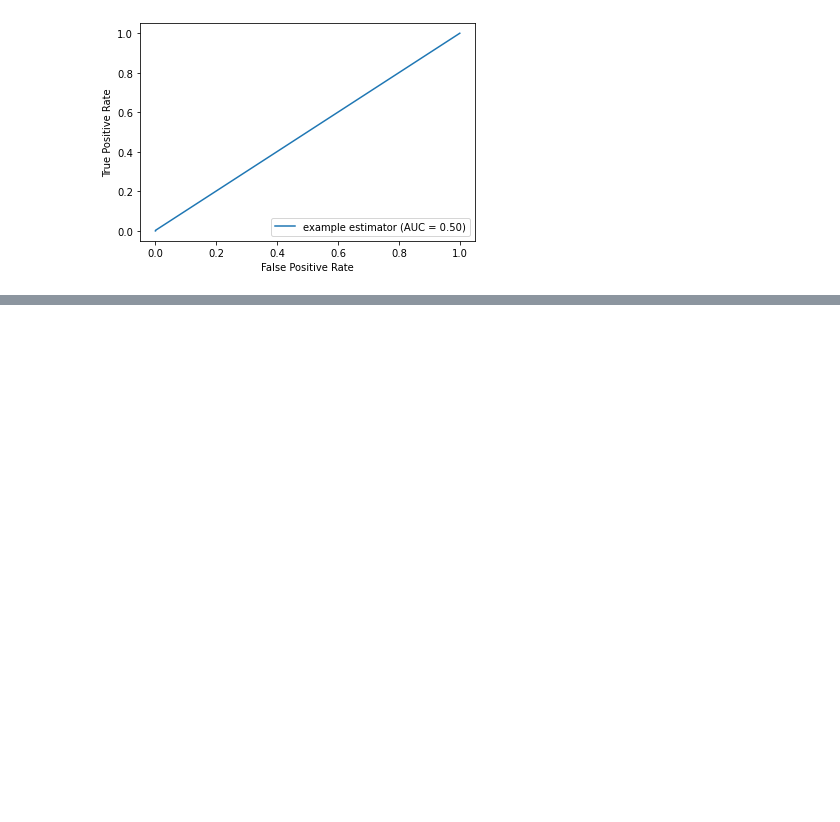
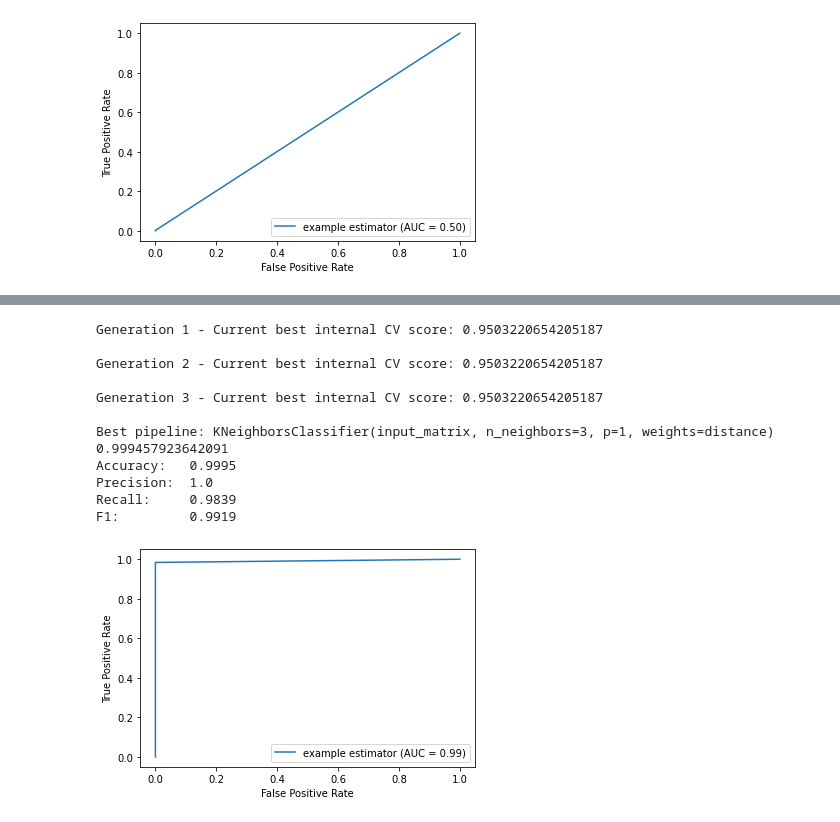
Before and after one commit to oStritze/similarity-modeling, a Jupyter notebook: src/evaluation.ipynb, the cells around one changed output, grey strips where cells are left out. Cells and saved outputs as stored; diff of their text form; code cells hidden in the pictures; blank space fills up the shorter version.

```diff
--- a/src/evaluation.ipynb
+++ b/src/evaluation.ipynb
@@ -255,0 +335,9 @@ F1:         0.0052
+# %%
+from sklearn.preprocessing import StandardScaler
+scaler = StandardScaler().fit(x_train)
+x_train_scaled = scaler.transform(x_train)
+
+from sklearn.decomposition import PCA
+pca = PCA(n_components = "mle", svd_solver ="full") # pick n_components by MLE algorithm
+pca.fit(x_train_scaled)
+x_train_decomp = pca.transform(x_train_scaled)
@@ -255,0 +357,38 @@ F1:         0.0052
+# %%
+pipe = tpot.TPOTClassifier(
+    generations=3,
+    population_size=15,
+    offspring_size=3,
+    cv=3,
+    scoring="f1_weighted",
+    random_state=42,
+    verbosity=2
+)
+pipe.fit(x_train_decomp, y_train)
+y_pred = pipe.predict(x_train_decomp)
+print(pipe.score(x_train_decomp, y_train))
+print("Accuracy:  ", round(accuracy_score(y_train,y_pred),4) )
+print("Precision: ", round(precision_score(y_train,y_pred),4) )
+print("Recall:    ", round(recall_score(y_train,y_pred),4) )
+print("F1:        ", round(f1_score(y_train,y_pred),4) )
+pipe.export("audio_tpot_ws_cv_pca.py")
+
+fpr, tpr, thresholds = metrics.roc_curve(y_train, y_pred)
+roc_auc = metrics.auc(fpr, tpr)
+display = metrics.RocCurveDisplay(fpr=fpr, tpr=tpr, roc_auc=roc_auc, estimator_name='example estimator')
+display.plot()
+plt.show()
+# %% [output]
+Generation 1 - Current best internal CV score: 0.9503220654205187
+
+Generation 2 - Current best internal CV score: 0.9503220654205187
+
+Generation 3 - Current best internal CV score: 0.9503220654205187
+
+Best pipeline: KNeighborsClassifier(input_matrix, n_neighbors=3, p=1, weights=distance)
+0.999457923642091
+Accuracy:   0.9995
+Precision:  1.0
+Recall:     0.9839
+F1:         0.9919
+[figure, added]
```
Also changed, not shown: parts of 12 cells of this notebook.
